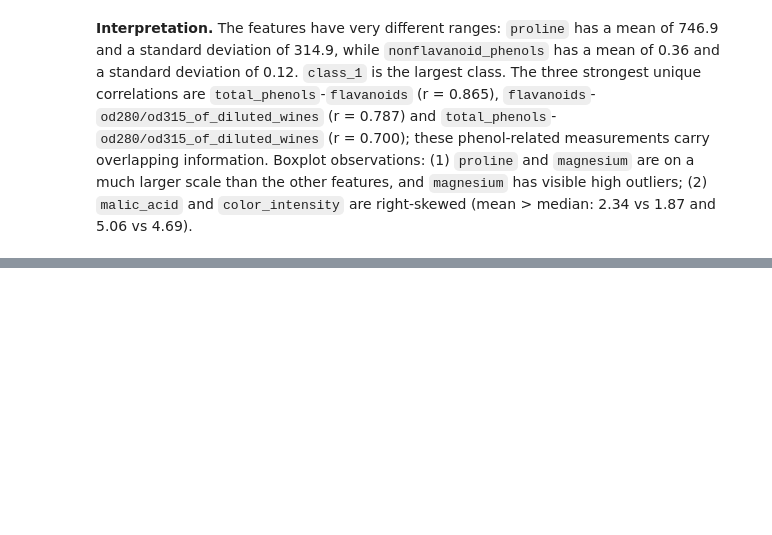
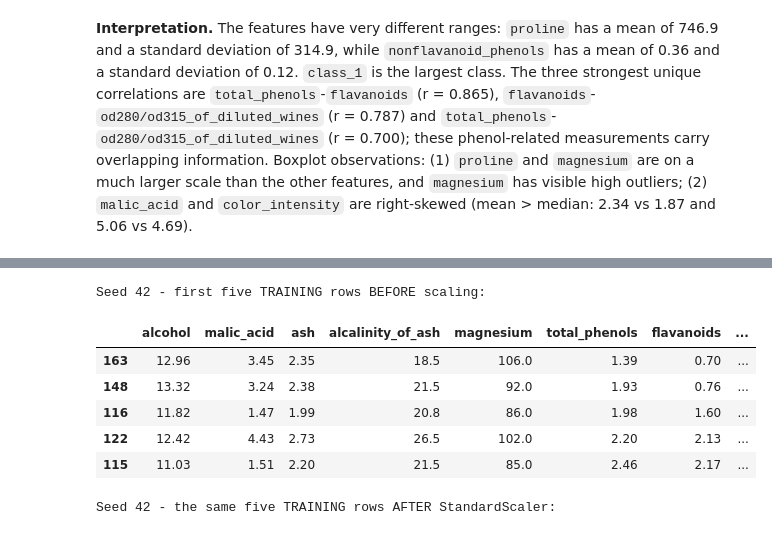
Before and after one commit to selenasurucu/machine-learning-midterm, a Jupyter notebook: wine.ipynb, the cells around one changed output, grey strips where cells are left out. Cells and saved outputs as stored; diff of their text form; code cells hidden in the pictures; blank space fills up the shorter version.

```diff
--- a/wine.ipynb
+++ b/wine.ipynb
@@ -186,0 +257,11 @@ utils.plot_boxplots(X, DATASET, per_figure=7)
+# %%
+reps, scalers, test_reps = utils.scale_data(splits, X_test)
+for seed in utils.SEEDS:
+    sc = scalers[seed]
+    print(f"seed {seed}: scaler fitted on {int(sc.n_samples_seen_)} training rows; "
+          f"first feature mean_train = {sc.mean_[0]:.4f}, std_train = {sc.scale_[0]:.4f}")
+
+Xtr_s, _ = reps[42]["scaled"]
+print("\nSeed-42 scaled training data: mean of every column ~ 0 ?",
+      np.allclose(Xtr_s.mean().values, 0, atol=1e-9),
+      "| std ~ 1 ?", np.allclose(Xtr_s.std(ddof=0).values, 1, atol=1e-9))
@@ -186,0 +274,14 @@ utils.plot_boxplots(X, DATASET, per_figure=7)
+# %%
+print("Seed 42 - first five TRAINING rows BEFORE scaling:")
+display(reps[42]["unscaled"][0].head())
+print("Seed 42 - the same five TRAINING rows AFTER StandardScaler:")
+display(reps[42]["scaled"][0].head().round(4))
+# %% [output]
+Seed 42 - first five TRAINING rows BEFORE scaling:
+|  | alcohol | malic_acid | ash | alcalinity_of_ash | magnesium | total_phenols | flavanoids | ... |
+| 163 | 12.96 | 3.45 | 2.35 | 18.5 | 106.0 | 1.39 | 0.70 | ... |
+| 148 | 13.32 | 3.24 | 2.38 | 21.5 | 92.0 | 1.93 | 0.76 | ... |
+| 116 | 11.82 | 1.47 | 1.99 | 20.8 | 86.0 | 1.98 | 1.60 | ... |
+| 122 | 12.42 | 4.43 | 2.73 | 26.5 | 102.0 | 2.20 | 2.13 | ... |
+| 115 | 11.03 | 1.51 | 2.20 | 21.5 | 85.0 | 2.46 | 2.17 | ... |
+Seed 42 - the same five TRAINING rows AFTER StandardScaler:
```
Also changed, not shown: parts of 13 cells of this notebook, 1 other file.
